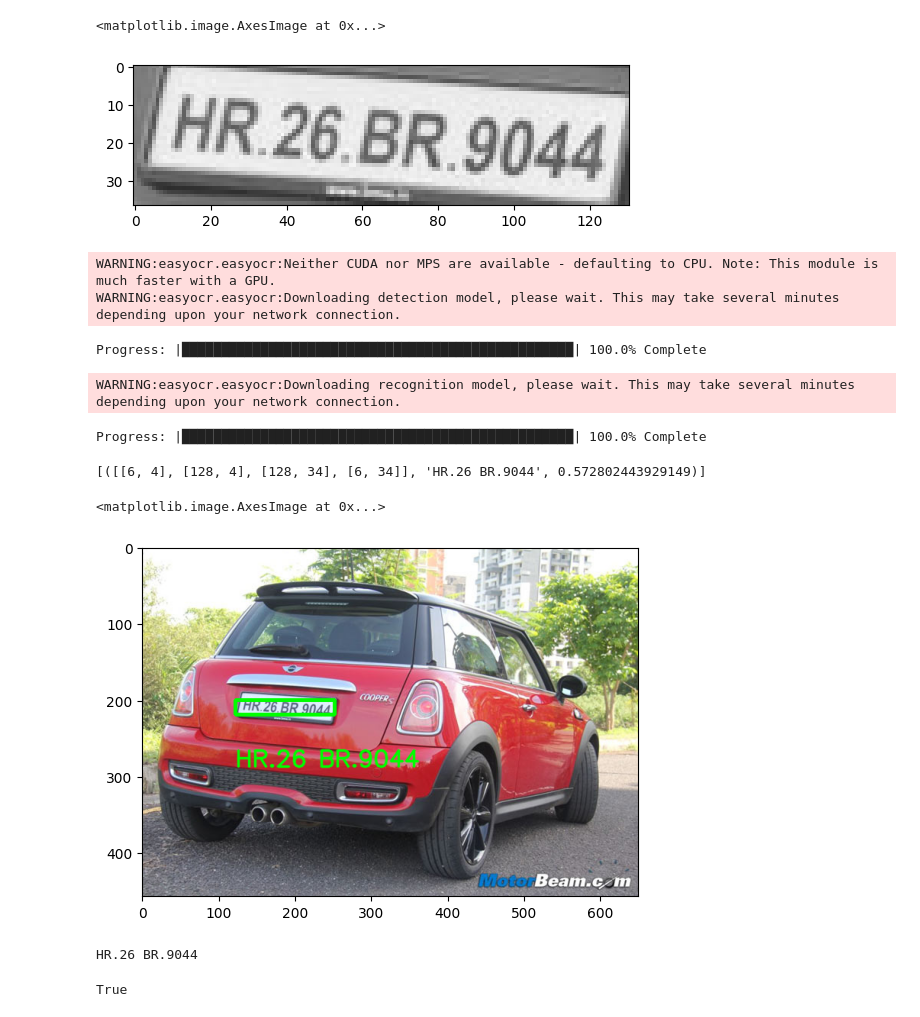
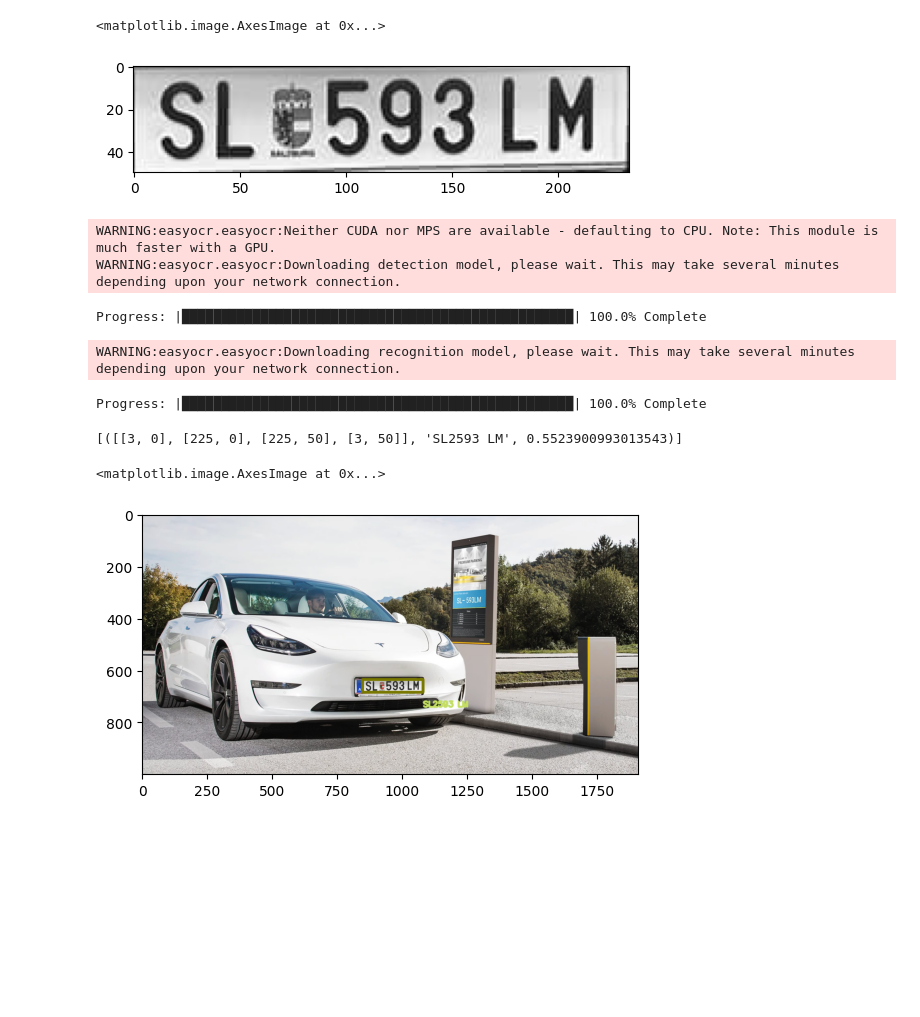
Before and after one commit to Gecholus/License-plate-recognition, a Jupyter notebook: Untitled.ipynb, the cells around one changed output. Saved outputs shown, nothing was run; the diff lists cells and outputs as text; code cells hidden in the pictures; blank space fills up the shorter version.

```diff
--- a/Untitled.ipynb
+++ b/Untitled.ipynb
@@ -28,7 +28,7 @@ import numpy as np
 import imutils
 import easyocr
 # %%
-img = cv2.imread('/image1.jpg')
+img = cv2.imread('/content/lpr-tesla-license-plate-recognition-1910x1000.jpg')
 gray = cv2.cvtColor(img, cv2.COLOR_BGR2GRAY)
 plt.imshow(cv2.cvtColor(gray, cv2.COLOR_BGR2RGB))
 # %% [output]
@@ -80,7 +80,7 @@ cropped_image = gray[x1:x2+1, y1:y2+1]
 plt.imshow(cv2.cvtColor(cropped_image, cv2.COLOR_BGR2RGB))
 # %% [output]
 <matplotlib.image.AxesImage at 0x...>
-[figure, old version]
+[figure, new version]
 # %%
 reader = easyocr.Reader(['en'])
 result = reader.readtext(cropped_image)
@@ -91,27 +91,13 @@ WARNING:easyocr.easyocr:Downloading detection model, please wait. This may take
 Progress: |██████████████████████████████████████████████████| 100.0% Complete
 WARNING:easyocr.easyocr:Downloading recognition model, please wait. This may take several minutes depending upon your network connection.
 Progress: |██████████████████████████████████████████████████| 100.0% Complete
-[([[6, 4], [128, 4], [128, 34], [6, 34]], 'HR.26 BR.9044', 0.572802443929149)]
+[([[3, 0], [225, 0], [225, 50], [3, 50]], 'SL2593 LM', 0.5523900993013543)]
 # %%
 text = result[0][-2]
 font = cv2.FONT_HERSHEY_SIMPLEX
-res = cv2.putText(img, text=text, org=(approx[0][0][0], approx[1][0][1]+60), fontFace=font, fontScale=1, color=(0,255,0), thickness=2, lineType=cv2.LINE_AA)
-res = cv2.rectangle(img, tuple(approx[0][0]), tuple(approx[2][0]), (0,255,0),3)
+res = cv2.putText(img, text=text, org=(approx[0][0][0], approx[1][0][1]+60), fontFace=font, fontScale=1, color=(100,220,200), thickness=3, lineType=cv2.LINE_AA)
+res = cv2.rectangle(img, tuple(approx[0][0]), tuple(approx[2][0]), (0,120,120),10)
 plt.imshow(cv2.cvtColor(res, cv2.COLOR_BGR2RGB))
 # %% [output]
 <matplotlib.image.AxesImage at 0x...>
-[figure, old version]
+[figure, new version]
-# %%
-print(text)
-if
-# %% [output]
-HR.26 BR.9044
-# %%
-if "HR.26 BR.9044" in text:
-    sonuc = True
-else:
-    sonuc = False
-
-print(sonuc)
-# %% [output]
-True
```
Also changed, not shown: parts of 5 cells of this notebook.
